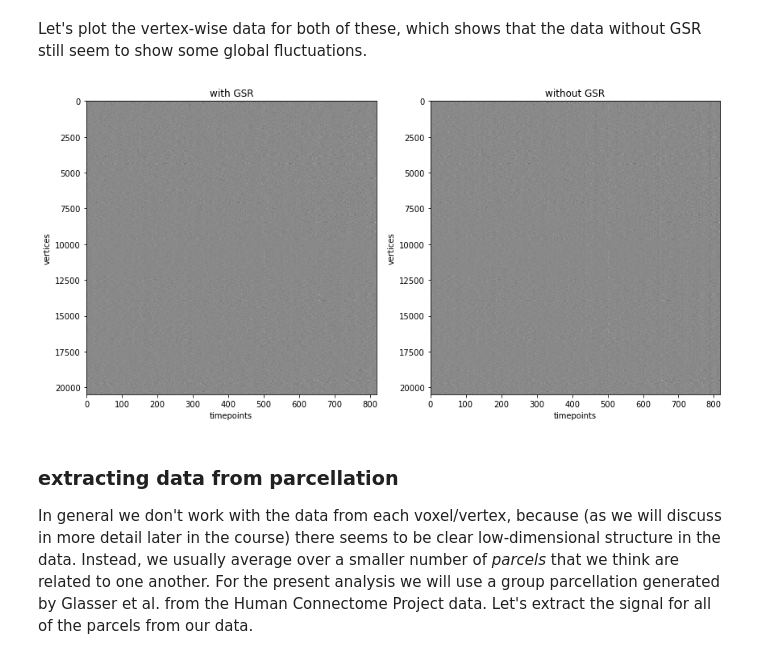
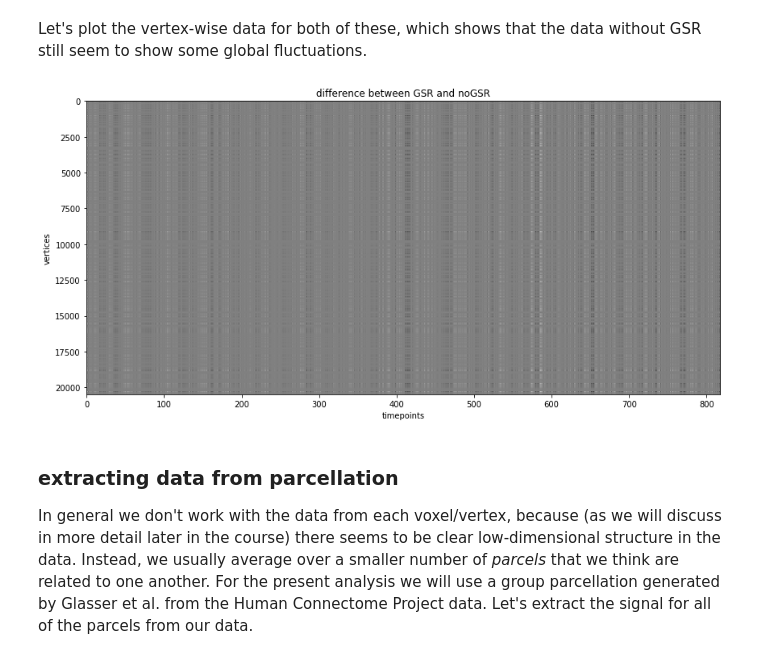
Before and after one commit to BrainNetworksCourse/brain-networks-course, a Jupyter notebook: Week7-RestingFMRI/Week7_RestingfMRI.ipynb, the cells around one changed output. Cells and saved outputs as stored; diff of their text form; code cells hidden in the pictures.

```diff
--- a/Week7-RestingFMRI/Week7_RestingfMRI.ipynb
+++ b/Week7-RestingFMRI/Week7_RestingfMRI.ipynb
@@ -18,18 +18,23 @@ import sklearn.metrics
 import scipy.stats
 import networkx as nx
 import bct
+import pkg_resources
 
-sys.path.append('../utils')
-from utils import nx_to_igraph
+from brainnetworks.utils import nx_to_igraph
+
+DATA_PATH = pkg_resources.resource_filename('brainnetworks',
+                                            'data/')
 
 %matplotlib inline
 
 datadir = nilearn.datasets.get_data_dirs()[0]
 
+
 sub=1
-ses=2
+ses=1
 
 subdir=os.path.join(datadir,'MSC/ds000224/derivatives/fmriprep/sub-MSC%02d/'%sub)
+assert os.path.exists(subdir)
 
 sesdir=os.path.join(subdir,'ses-func%02d/func'%ses)
 
@@ -165,24 +172,15 @@ Let's plot the vertex-wise data for both of these, which shows that the data wit
 # %%
 plt.figure(figsize=(12,6))
 
-plt.subplot(1,2,1)
-plt.imshow(bolddata_reg_gsr.T,aspect='auto',cmap='gray',
+plt.imshow(bolddata_reg_gsr.T-bolddata_reg_nogsr.T,
+           aspect='auto',cmap='gray',
           interpolation='nearest')
 plt.xlabel('timepoints')
 plt.ylabel('vertices')
-plt.title('with GSR')
+plt.title('difference between GSR and noGSR')
 plt.tight_layout()
-
-plt.subplot(1,2,2)
-
-plt.imshow(bolddata_reg_nogsr.T,aspect='auto',cmap='gray',
-          interpolation='nearest')
-plt.xlabel('timepoints')
-plt.ylabel('vertices')
-plt.title('without GSR')
-plt.tight_layout()
 # %% [output]
-[figure, old version]
+[figure, new version]
 # %% [markdown]
 ### extracting data from parcellation
 
```
Also changed, not shown: parts of 17 cells of this notebook.
